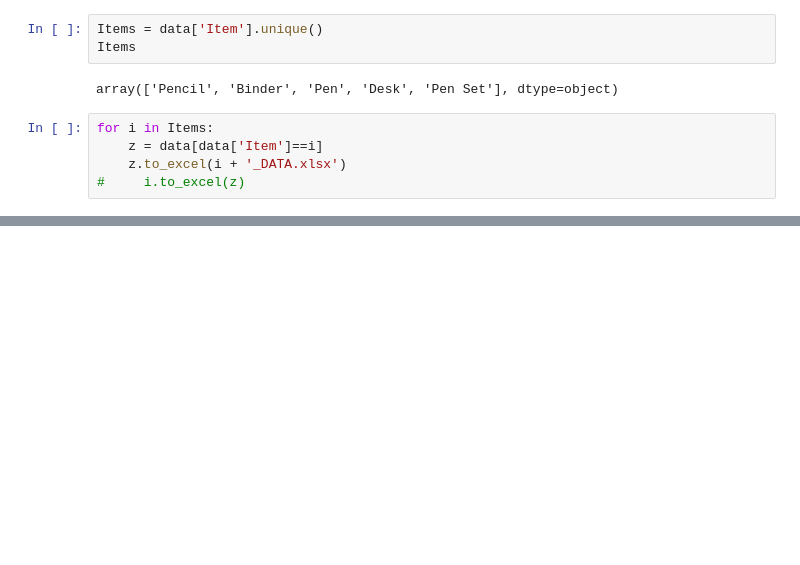
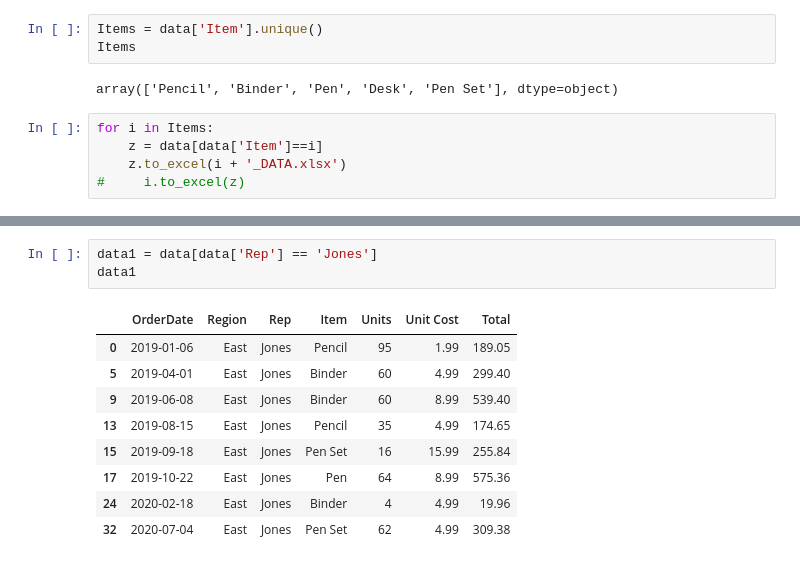
Before and after one commit to Asad-Anwar/AI-Beginners, a Jupyter notebook: Pandas Class 1 Onsite.ipynb, the cells around one changed output, grey strips where cells are left out. Cells and saved outputs as stored; diff of their text form; blank space fills up the shorter version.

```diff
--- a/Pandas Class 1 Onsite.ipynb
+++ b/Pandas Class 1 Onsite.ipynb
@@ -177,0 +202,13 @@ for i in Items:
+# %%
+data1 = data[data['Rep'] == 'Jones']
+data1
+# %% [output]
+|  | OrderDate | Region | Rep | Item | Units | Unit Cost | Total |
+| 0 | 2019-01-06 | East | Jones | Pencil | 95 | 1.99 | 189.05 |
+| 5 | 2019-04-01 | East | Jones | Binder | 60 | 4.99 | 299.40 |
+| 9 | 2019-06-08 | East | Jones | Binder | 60 | 8.99 | 539.40 |
+| 13 | 2019-08-15 | East | Jones | Pencil | 35 | 4.99 | 174.65 |
+| 15 | 2019-09-18 | East | Jones | Pen Set | 16 | 15.99 | 255.84 |
+| 17 | 2019-10-22 | East | Jones | Pen | 64 | 8.99 | 575.36 |
+| 24 | 2020-02-18 | East | Jones | Binder | 4 | 4.99 | 19.96 |
+| 32 | 2020-07-04 | East | Jones | Pen Set | 62 | 4.99 | 309.38 |
```
Also changed, not shown: parts of 18 cells of this notebook, 1 other file.
